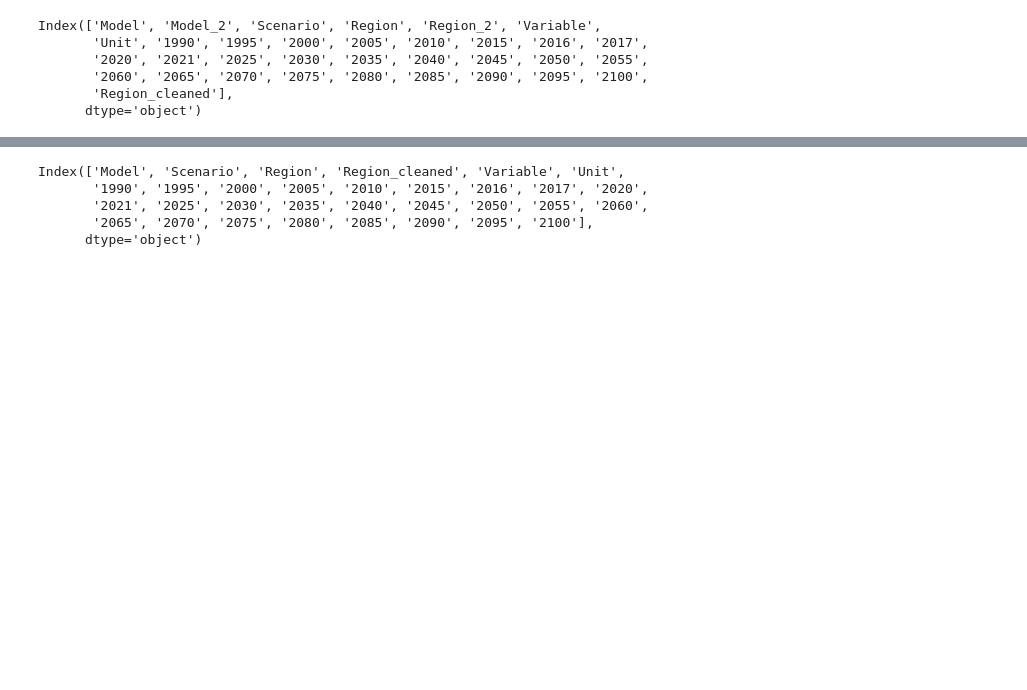
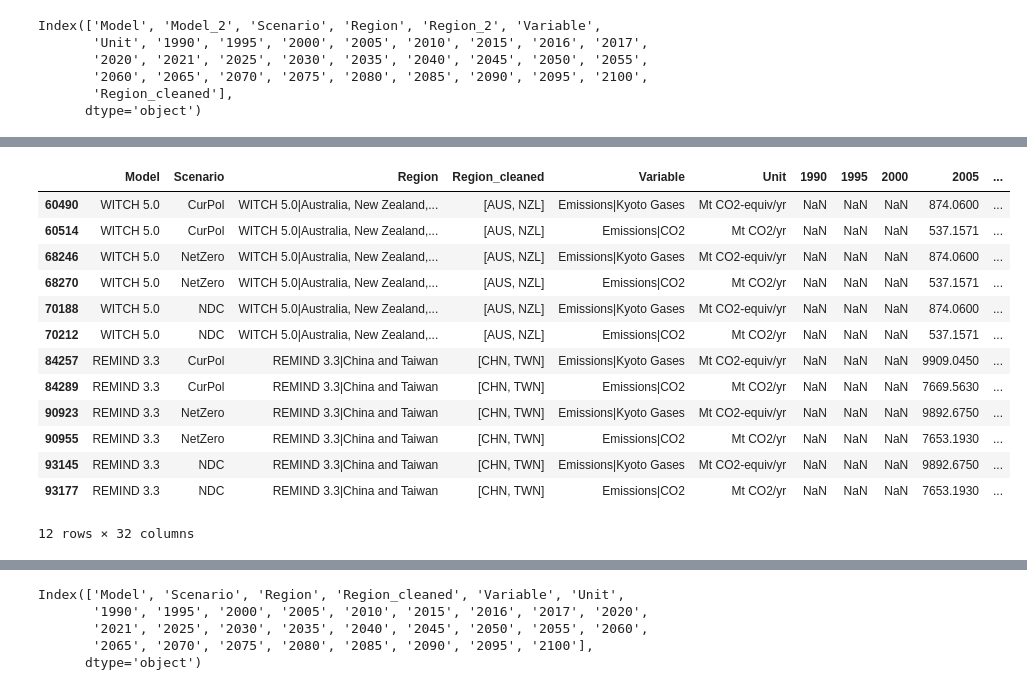
Before and after one commit to imagepbl/effort-sharing, a Jupyter notebook: policyscen_test_nb_CW.ipynb, the cells around one changed output, grey strips where cells are left out. Saved outputs shown, nothing was run; the diff lists cells and outputs as text; code cells hidden in the pictures; blank space fills up the shorter version.

Commit message:
Added country_converter package and worked on aligning the formatting with Mark's old code

```diff
--- a/policyscen_test_nb_CW.ipynb
+++ b/policyscen_test_nb_CW.ipynb
@@ -87,6 +88,9 @@ elevate_scens_filtered["Region_cleaned"] = elevate_scens_filtered[
 elevate_scens_filtered["Region_cleaned"] = elevate_scens_filtered[
     "Region_cleaned"
 ].replace("World", "EARTH")
+elevate_scens_filtered["Region_cleaned"] = elevate_scens_filtered[
+    "Region_cleaned"
+].replace("European Union", "EU")
 
 elevate_scens_filtered.drop(columns=['Model_2', 'Region_2'], inplace=True)
 # elevate_scens_filtered = elevate_scens_filtered[['Model', 'Scenario', 'Region', 'Region_cleaned', 'Variable', 'Unit', '1990', '1995',
@@ -107,3 +111,9 @@ columns_to_keep = [
 
 # Reorder the DataFrame
 elevate_scens_filtered = elevate_scens_filtered[columns_to_keep]
+# %%
+# Convert countries to ISO3 codes and leave regions as is
+cc = coco.CountryConverter()
+elevate_scens_filtered["Region_cleaned"] = cc.pandas_convert(
+    series=elevate_scens_filtered["Region_cleaned"], to="ISO3", not_found=None
+)
@@ -109,0 +142,6 @@ elevate_scens_filtered = elevate_scens_filtered[columns_to_keep]
+# %%
+
+# Convert the 'Region' column to ISO3 country codes
+elevate_scens_filtered["ISO3"] = coco.convert(
+    names=elevate_scens_filtered["Region_cleaned"], to="ISO3", not_found=None
+)
@@ -109,0 +166,21 @@ elevate_scens_filtered = elevate_scens_filtered[columns_to_keep]
+# %%
+# Filter rows where 'Region_cleaned' contains lists
+rows_with_lists = elevate_scens_filtered[elevate_scens_filtered['Region_cleaned'].apply(lambda x: isinstance(x, list))]
+
+# Display the rows with lists
+rows_with_lists
+# %% [output]
+|  | Model | Scenario | Region | Region_cleaned | Variable | Unit | 1990 | 1995 | 2000 | 2005 | ... |
+| 60490 | WITCH 5.0 | CurPol | WITCH 5.0|Australia, New Zealand,... | [AUS, NZL] | Emissions|Kyoto Gases | Mt CO2-equiv/yr | NaN | NaN | NaN | 874.0600 | ... |
+| 60514 | WITCH 5.0 | CurPol | WITCH 5.0|Australia, New Zealand,... | [AUS, NZL] | Emissions|CO2 | Mt CO2/yr | NaN | NaN | NaN | 537.1571 | ... |
+| 68246 | WITCH 5.0 | NetZero | WITCH 5.0|Australia, New Zealand,... | [AUS, NZL] | Emissions|Kyoto Gases | Mt CO2-equiv/yr | NaN | NaN | NaN | 874.0600 | ... |
+| 68270 | WITCH 5.0 | NetZero | WITCH 5.0|Australia, New Zealand,... | [AUS, NZL] | Emissions|CO2 | Mt CO2/yr | NaN | NaN | NaN | 537.1571 | ... |
+| 70188 | WITCH 5.0 | NDC | WITCH 5.0|Australia, New Zealand,... | [AUS, NZL] | Emissions|Kyoto Gases | Mt CO2-equiv/yr | NaN | NaN | NaN | 874.0600 | ... |
+| 70212 | WITCH 5.0 | NDC | WITCH 5.0|Australia, New Zealand,... | [AUS, NZL] | Emissions|CO2 | Mt CO2/yr | NaN | NaN | NaN | 537.1571 | ... |
+| 84257 | REMIND 3.3 | CurPol | REMIND 3.3|China and Taiwan | [CHN, TWN] | Emissions|Kyoto Gases | Mt CO2-equiv/yr | NaN | NaN | NaN | 9909.0450 | ... |
+| 84289 | REMIND 3.3 | CurPol | REMIND 3.3|China and Taiwan | [CHN, TWN] | Emissions|CO2 | Mt CO2/yr | NaN | NaN | NaN | 7669.5630 | ... |
+| 90923 | REMIND 3.3 | NetZero | REMIND 3.3|China and Taiwan | [CHN, TWN] | Emissions|Kyoto Gases | Mt CO2-equiv/yr | NaN | NaN | NaN | 9892.6750 | ... |
+| 90955 | REMIND 3.3 | NetZero | REMIND 3.3|China and Taiwan | [CHN, TWN] | Emissions|CO2 | Mt CO2/yr | NaN | NaN | NaN | 7653.1930 | ... |
+| 93145 | REMIND 3.3 | NDC | REMIND 3.3|China and Taiwan | [CHN, TWN] | Emissions|Kyoto Gases | Mt CO2-equiv/yr | NaN | NaN | NaN | 9892.6750 | ... |
+| 93177 | REMIND 3.3 | NDC | REMIND 3.3|China and Taiwan | [CHN, TWN] | Emissions|CO2 | Mt CO2/yr | NaN | NaN | NaN | 7653.1930 | ... |
+12 rows × 32 columns
```
Also changed, not shown: parts of 6 cells of this notebook, 2 other files.
